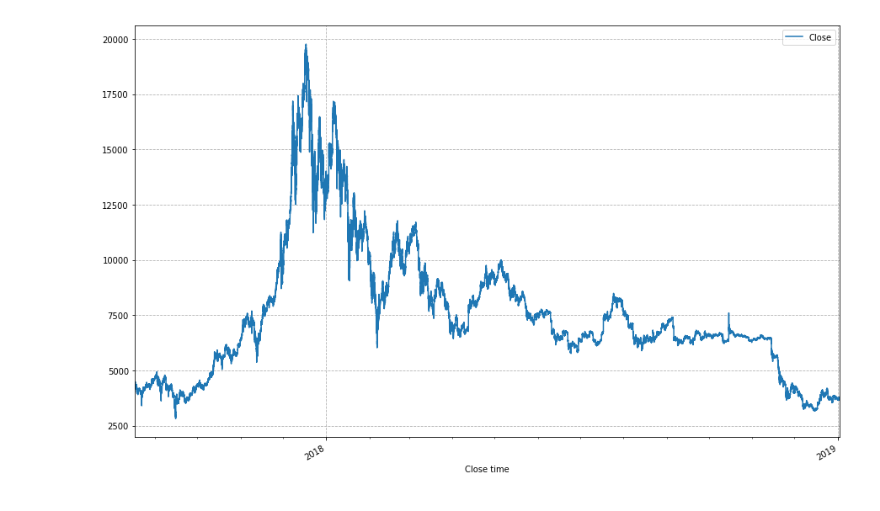
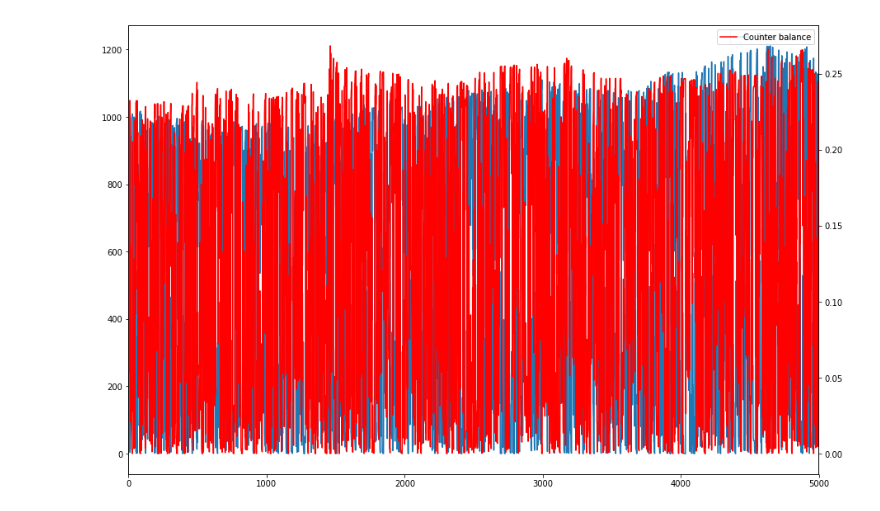
Before and after one commit to ornotandrew/autotrader, a Jupyter notebook: test.ipynb, the cells around one changed output. Cells and saved outputs as stored; diff of their text form; code cells hidden in the pictures.

Commit message:
add a simple backtesting function, with a random strategy

```diff
--- a/test.ipynb
+++ b/test.ipynb
@@ -6,23 +5,19 @@ import matplotlib.dates as mdates
 df = pd.read_csv('btcusdt.csv')
 time_columns = ['Open time', 'Close time']
 df[time_columns] = df[time_columns].apply(pd.to_datetime)
-# %%
-years = mdates.YearLocator()   # every year
-months = mdates.MonthLocator()  # every month
-yearsFmt = mdates.DateFormatter('%Y')
-
-fig, ax = plt.subplots()
-
-df.plot.line(x='Close time', y='Close', ax=ax)
-
-ax.xaxis.set_major_locator(years)
-ax.xaxis.set_major_formatter(yearsFmt)
-ax.xaxis.set_minor_locator(months)
-ax.format_xdata = mdates.DateFormatter('%Y-%m-%d')
-fig.autofmt_xdate()
-ax.grid(True, linestyle='--')
-
-plt.rcParams['figure.figsize'] = [15, 10]
-plt.show()
-# %% [output]
-[figure, removed]
+# %%
+from autotrader.backtest import backtest
+from autotrader.strategy.random import handle_tick as random
+from autotrader.strategy.constants import Signal
+
+history = backtest(df, random, 1000)
+# %%
+fig, ax1 = plt.subplots()
+
+history.plot.line(y="Base balance", ax=ax1)
+ax2 = ax1.twinx()
+history.plot.line(y="Counter balance", ax=ax2, color='red')
+
+plt.show()
+# %% [output]
+[figure, added]
```
Also changed, not shown: parts of 2 cells of this notebook, 5 other files.
